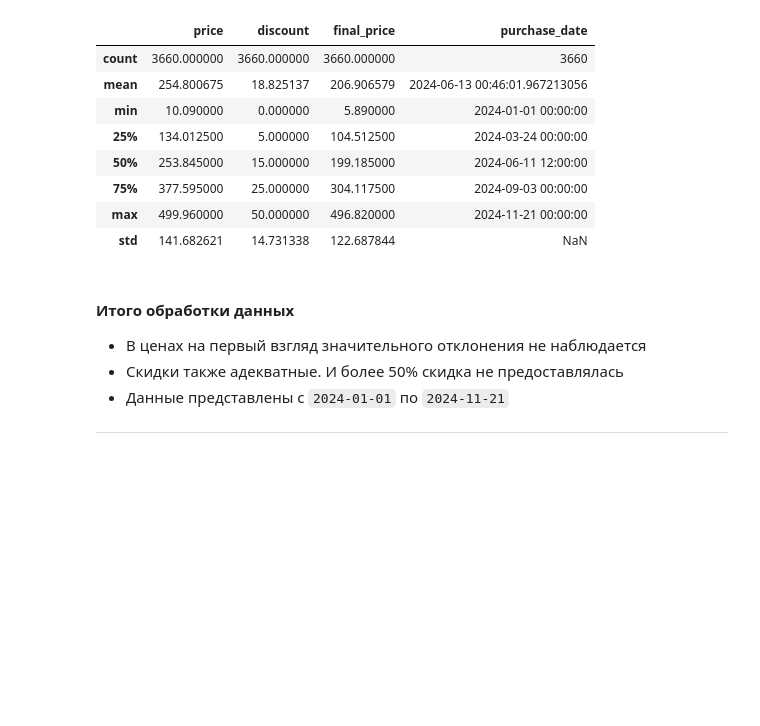
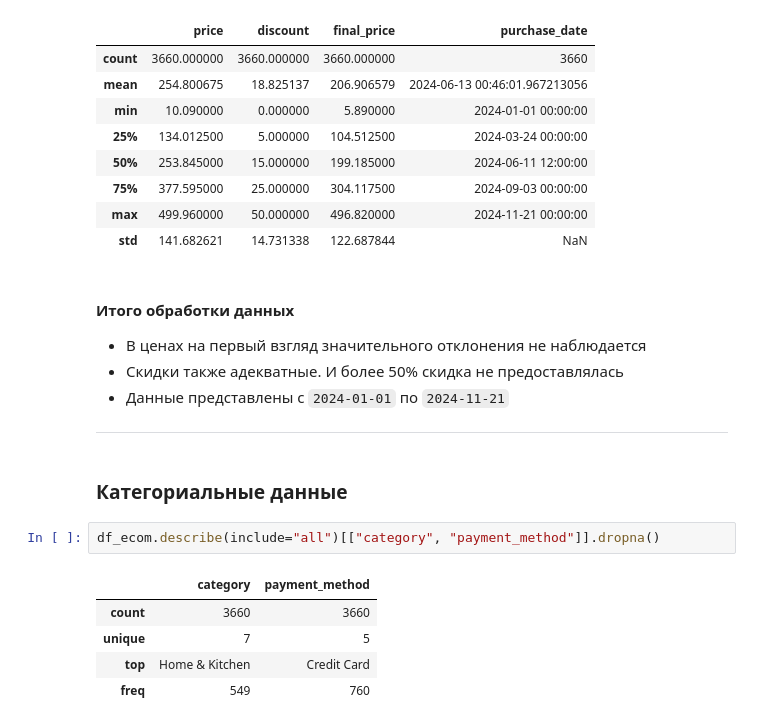
Before and after one commit to SirAlexFer/data_analysis, a Jupyter notebook: 01. Ecommerce/notebooks/02. eda.ipynb, the cells around one changed output. Saved outputs shown, nothing was run; the diff lists cells and outputs as text; blank space fills up the shorter version.

```diff
--- a/01. Ecommerce/notebooks/02. eda.ipynb
+++ b/01. Ecommerce/notebooks/02. eda.ipynb
@@ -97,3 +110,13 @@ df_ecom.describe()
 - Данные представлены с `2024-01-01` по `2024-11-21`
 
 ---
+# %% [markdown]
+### Категориальные данные
+# %%
+df_ecom.describe(include="all")[["category", "payment_method"]].dropna()
+# %% [output]
+|  | category | payment_method |
+| count | 3660 | 3660 |
+| unique | 7 | 5 |
+| top | Home & Kitchen | Credit Card |
+| freq | 549 | 760 |
```
Also changed, not shown: parts of 13 cells of this notebook, 1 other file.
